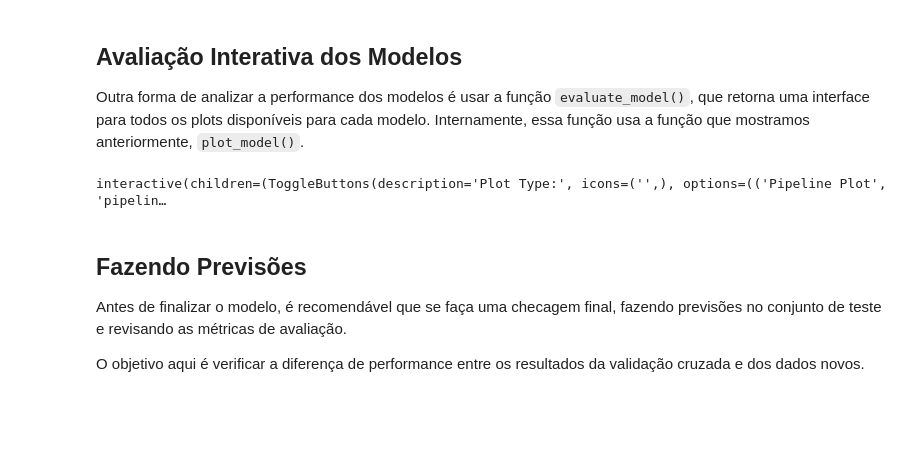
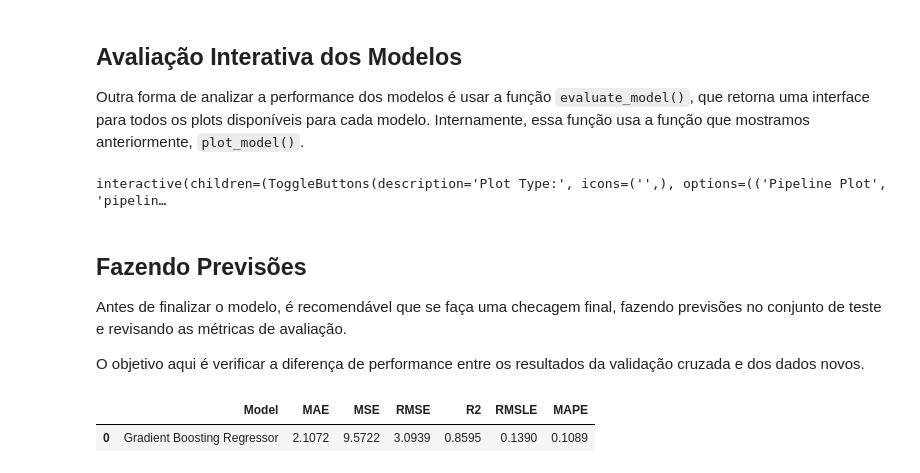
Before and after one commit to JhonnyLimachi/Sigmoidal, a Jupyter notebook: 37_AutoML.ipynb, the cells around one changed output. Drawn from its saved outputs; the diff is of its cells as text; code cells hidden in the pictures; blank space fills up the shorter version.

```diff
--- a/37_AutoML.ipynb
+++ b/37_AutoML.ipynb
@@ -391,3 +391,9 @@ interactive(children=(ToggleButtons(description='Plot Type:', icons=('',), optio
 Antes de finalizar o modelo, é recomendável que se faça uma checagem final, fazendo previsões no conjunto de teste e revisando as métricas de avaliação.
 
 O objetivo aqui é verificar a diferença de performance entre os resultados da validação cruzada e dos dados novos.
+# %%
+# fazer previsões
+predict_model(tuned_gbr);
+# %% [output]
+|  | Model | MAE | MSE | RMSE | R2 | RMSLE | MAPE |
+| 0 | Gradient Boosting Regressor | 2.1072 | 9.5722 | 3.0939 | 0.8595 | 0.1390 | 0.1089 |
```
Also changed, not shown: parts of 17 cells of this notebook.
